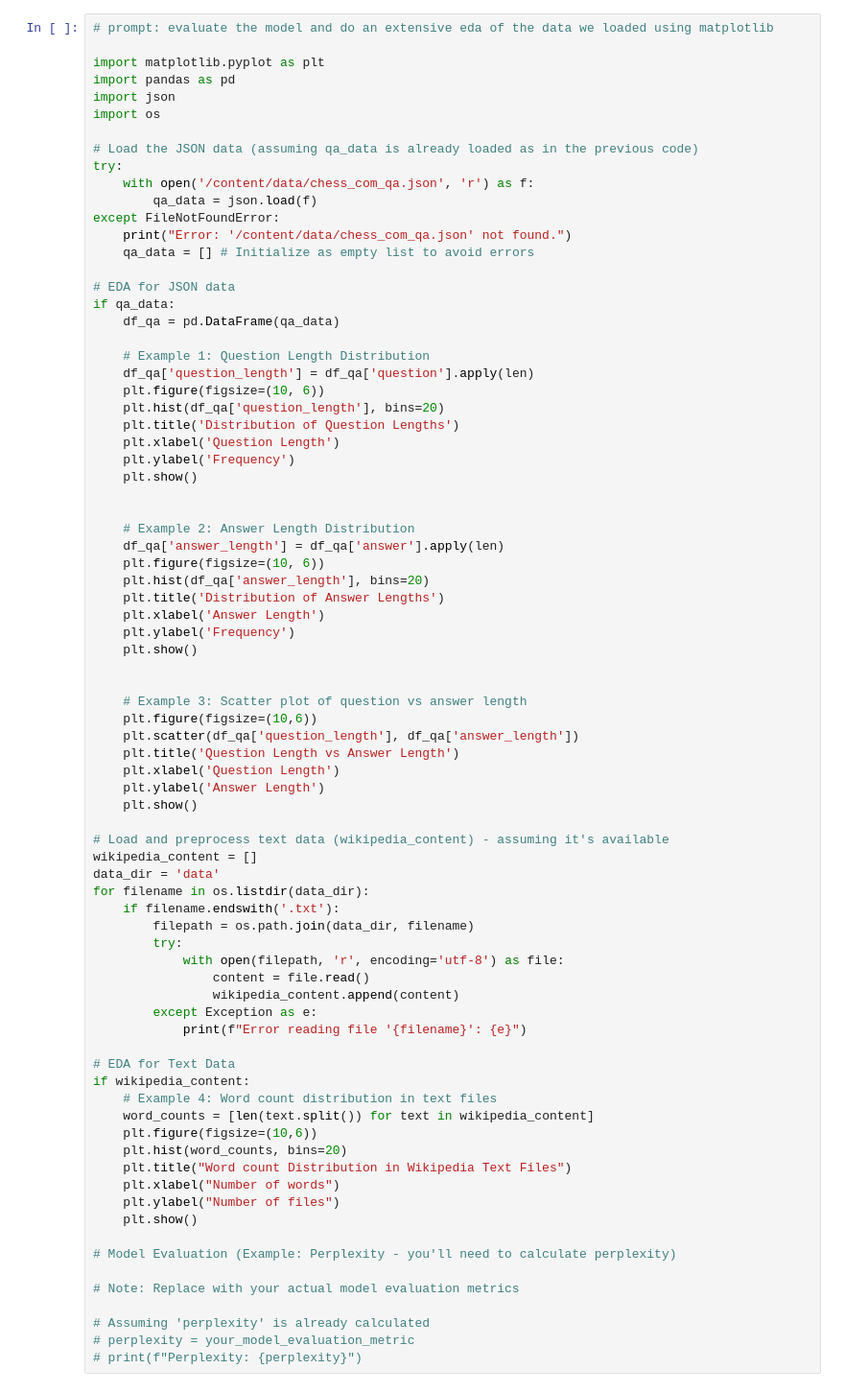
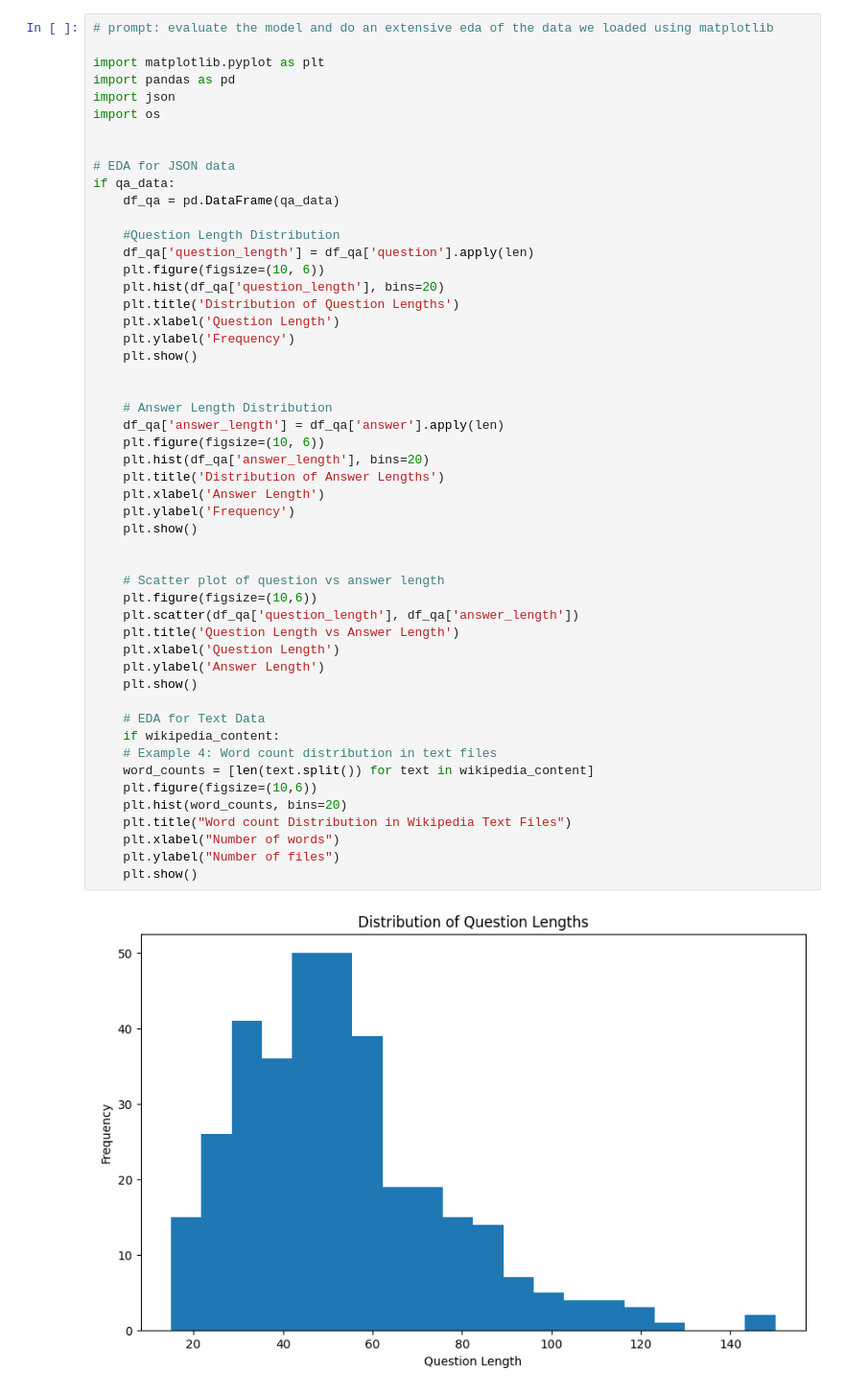
Before and after one commit to Emmanuel-Begati/Chess-gpt, a Jupyter notebook: chess_gpt_model.ipynb, the cells around one changed output. Shown: that part at 96% size. Drawn from its saved outputs; the diff is of its cells as text.

```diff
--- a/chess_gpt_model.ipynb
+++ b/chess_gpt_model.ipynb
@@ -204,74 +348,48 @@ import pandas as pd
 import json
 import os
 
-# Load the JSON data (assuming qa_data is already loaded as in the previous code)
-try:
-    with open('/content/data/chess_com_qa.json', 'r') as f:
-        qa_data = json.load(f)
-except FileNotFoundError:
-    print("Error: '/content/data/chess_com_qa.json' not found.")
-    qa_data = [] # Initialize as empty list to avoid errors
 
 # EDA for JSON data
 if qa_data:
     df_qa = pd.DataFrame(qa_data)
 
-    # Example 1: Question Length Distribution
+    #Question Length Distribution
     df_qa['question_length'] = df_qa['question'].apply(len)
     plt.figure(figsize=(10, 6))
     plt.hist(df_qa['question_length'], bins=20)
     plt.title('Distribution of Question Lengths')
     plt.xlabel('Question Length')
     plt.ylabel('Frequency')
     plt.show()
 
 
-    # Example 2: Answer Length Distribution
+    # Answer Length Distribution
     df_qa['answer_length'] = df_qa['answer'].apply(len)
     plt.figure(figsize=(10, 6))
     plt.hist(df_qa['answer_length'], bins=20)
     plt.title('Distribution of Answer Lengths')
     plt.xlabel('Answer Length')
     plt.ylabel('Frequency')
     plt.show()
 
 
-    # Example 3: Scatter plot of question vs answer length
+    # Scatter plot of question vs answer length
     plt.figure(figsize=(10,6))
     plt.scatter(df_qa['question_length'], df_qa['answer_length'])
     plt.title('Question Length vs Answer Length')
     plt.xlabel('Question Length')
     plt.ylabel('Answer Length')
     plt.show()
 
-# Load and preprocess text data (wikipedia_content) - assuming it's available
-wikipedia_content = []
-data_dir = 'data'
-for filename in os.listdir(data_dir):
-    if filename.endswith('.txt'):
-        filepath = os.path.join(data_dir, filename)
-        try:
-            with open(filepath, 'r', encoding='utf-8') as file:
-                content = file.read()
-                wikipedia_content.append(content)
-        except Exception as e:
-            print(f"Error reading file '{filename}': {e}")
-
-# EDA for Text Data
-if wikipedia_content:
+    # EDA for Text Data
+    if wikipedia_content:
     # Example 4: Word count distribution in text files
     word_counts = [len(text.split()) for text in wikipedia_content]
     plt.figure(figsize=(10,6))
     plt.hist(word_counts, bins=20)
     plt.title("Word count Distribution in Wikipedia Text Files")
     plt.xlabel("Number of words")
     plt.ylabel("Number of files")
     plt.show()
-
-# Model Evaluation (Example: Perplexity - you'll need to calculate perplexity)
-
-# Note: Replace with your actual model evaluation metrics
-
-# Assuming 'perplexity' is already calculated
-# perplexity = your_model_evaluation_metric
-# print(f"Perplexity: {perplexity}")
+# %% [output]
+[figure, added]
```
Also changed, not shown: parts of 21 cells of this notebook, 2 other files.
